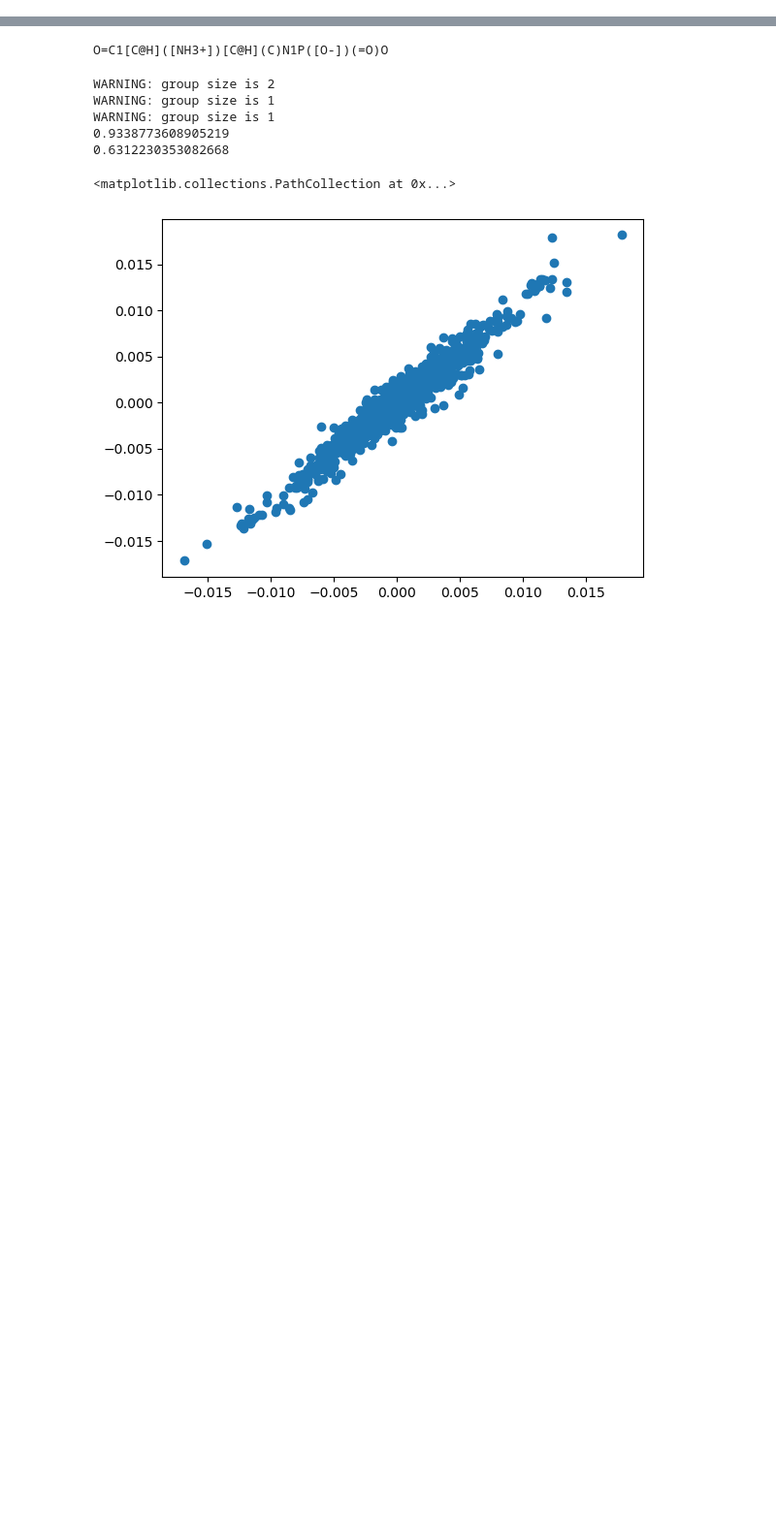
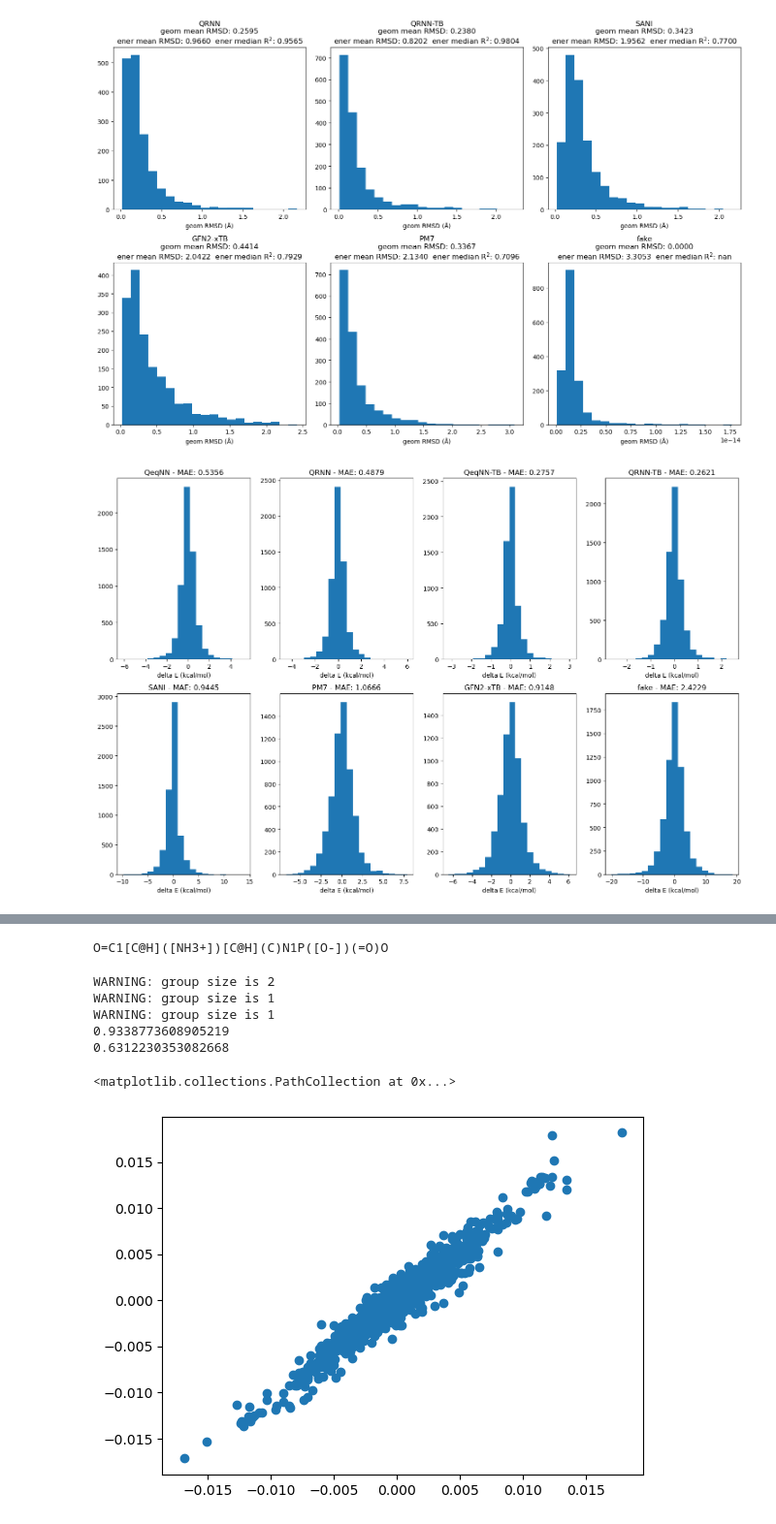
Before and after one commit to WangXinyan940/schrodinger-nnp-benchmark, a Jupyter notebook: test.ipynb, the cells around one changed output, grey strips where cells are left out. Shown at 97% size. Saved outputs shown, nothing was run; the diff lists cells and outputs as text; code cells hidden in the pictures; blank space fills up the shorter version.

```diff
--- a/test.ipynb
+++ b/test.ipynb
@@ -19,7 +19,7 @@ class FakeCalc(Calculator):
 # %%
 calc = FakeCalc()
 
-ener, eref = compute_hutchison(calculator=calc, name="fake")
+compute_all(calc, name="fake")
 # %% [output]
 WARNING: group size is 2
 WARNING: group size is 1
@@ -41 +173,3 @@ median MAE: 2.3378  median R$^2$: nan
 [figure]
+[figure, added]
+[figure, added]
```
Also changed, not shown: parts of 7 cells of this notebook, 1 other file.
